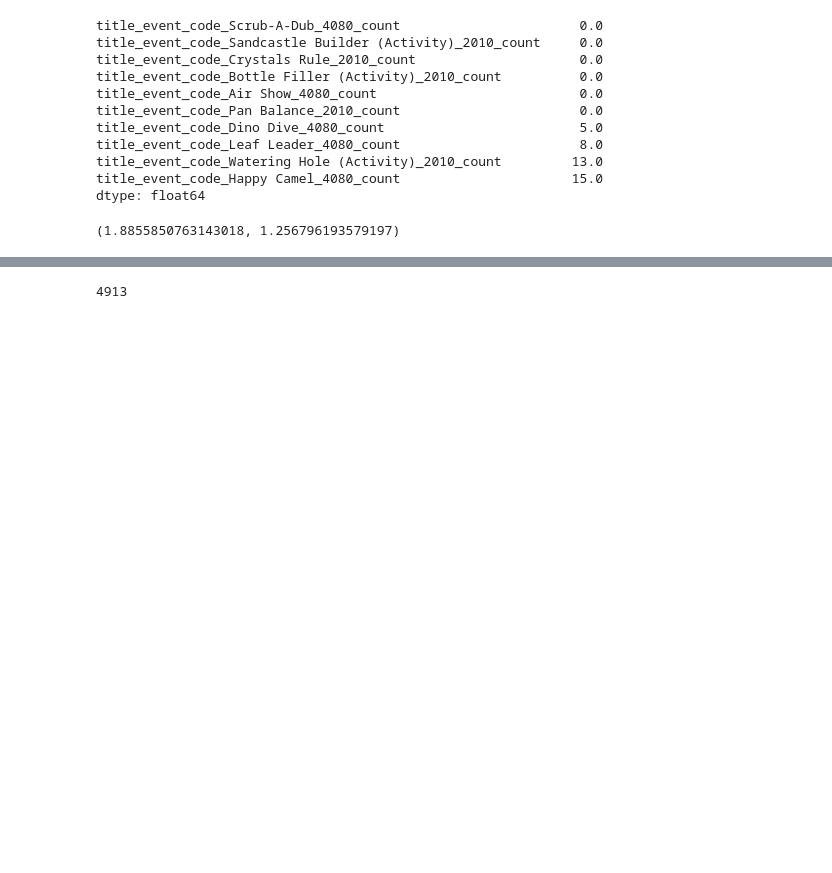
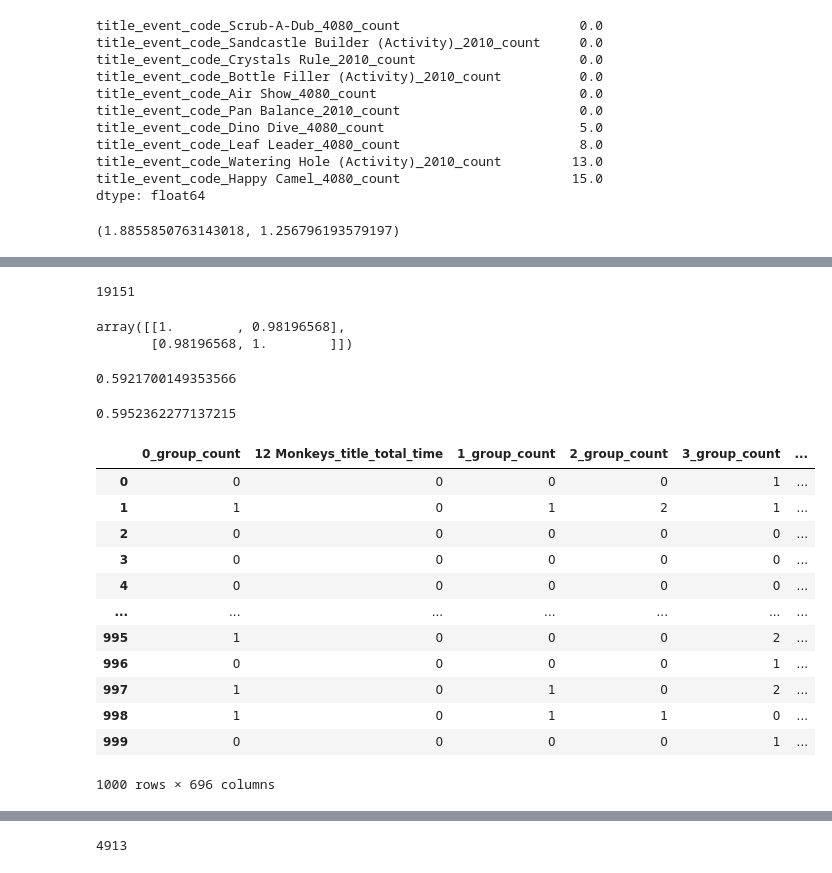
Before and after one commit to heartkilla/dsbowl2019, a Jupyter notebook: notebooks/feature_engineering.ipynb, the cells around one changed output, grey strips where cells are left out. Saved outputs shown, nothing was run; the diff lists cells and outputs as text; code cells hidden in the pictures; blank space fills up the shorter version.

```diff
--- a/notebooks/feature_engineering.ipynb
+++ b/notebooks/feature_engineering.ipynb
@@ -418,0 +522,17 @@ ModuleNotFoundError: No module named 'models'
+# %%
+(model.oof_train != model_old.oof_train).sum()
+# %% [output]
+19151
+# %%
+np.corrcoef(model.oof_train, model_old.oof_train)
+# %% [output]
+array([[1.        , 0.98196568],
+       [0.98196568, 1.        ]])
+# %%
+qwk(y, allocate_to_rate(model.oof_train))
+# %% [output]
+0.5921700149353566
+# %%
+qwk(y, allocate_to_rate(model_old.oof_train))
+# %% [output]
+0.5952362277137215
@@ -418,0 +546,16 @@ ModuleNotFoundError: No module named 'models'
+# %%
+pd.concat([df, pd.get_dummies(df['title'], prefix='title')], axis=1)
+# %% [output]
+|  | 0_group_count | 12 Monkeys_title_total_time | 1_group_count | 2_group_count | 3_group_count | ... |
+| 0 | 0 | 0 | 0 | 0 | 1 | ... |
+| 1 | 1 | 0 | 1 | 2 | 1 | ... |
+| 2 | 0 | 0 | 0 | 0 | 0 | ... |
+| 3 | 0 | 0 | 0 | 0 | 0 | ... |
+| 4 | 0 | 0 | 0 | 0 | 0 | ... |
+| ... | ... | ... | ... | ... | ... | ... |
+| 995 | 1 | 0 | 0 | 0 | 2 | ... |
+| 996 | 0 | 0 | 0 | 0 | 1 | ... |
+| 997 | 1 | 0 | 1 | 0 | 2 | ... |
+| 998 | 1 | 0 | 1 | 1 | 0 | ... |
+| 999 | 0 | 0 | 0 | 0 | 1 | ... |
+1000 rows × 696 columns
```
Also changed, not shown: parts of 55 cells of this notebook, 16 other files.
